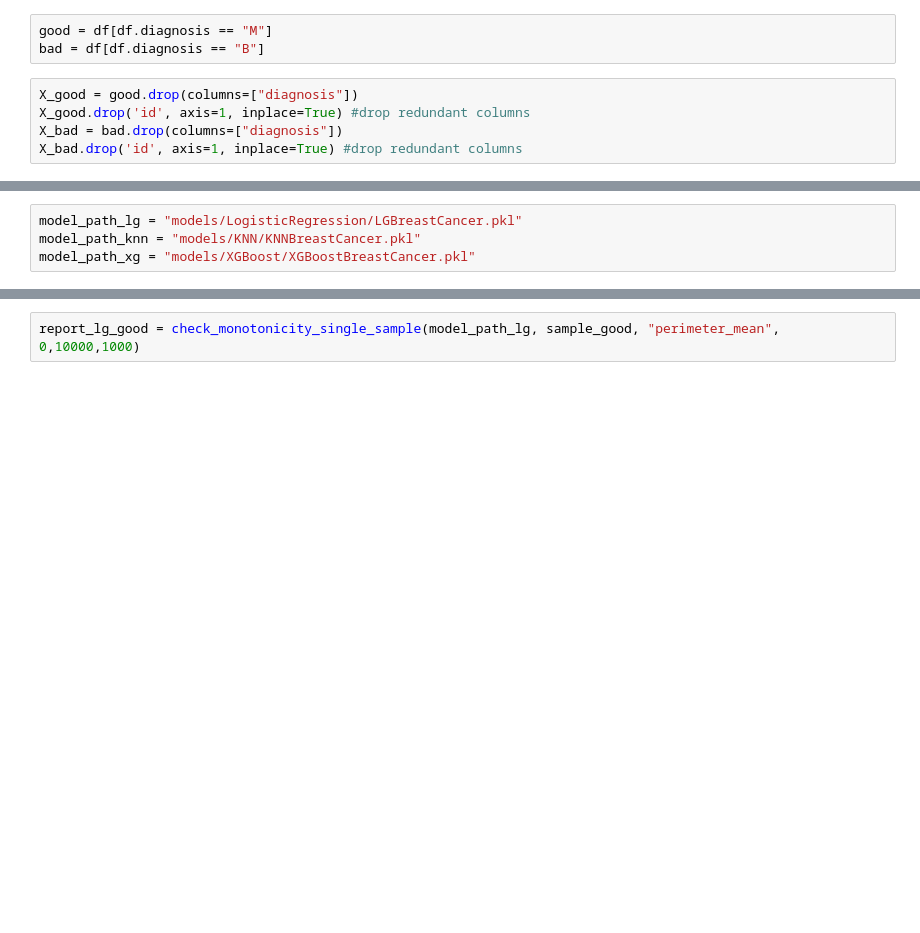
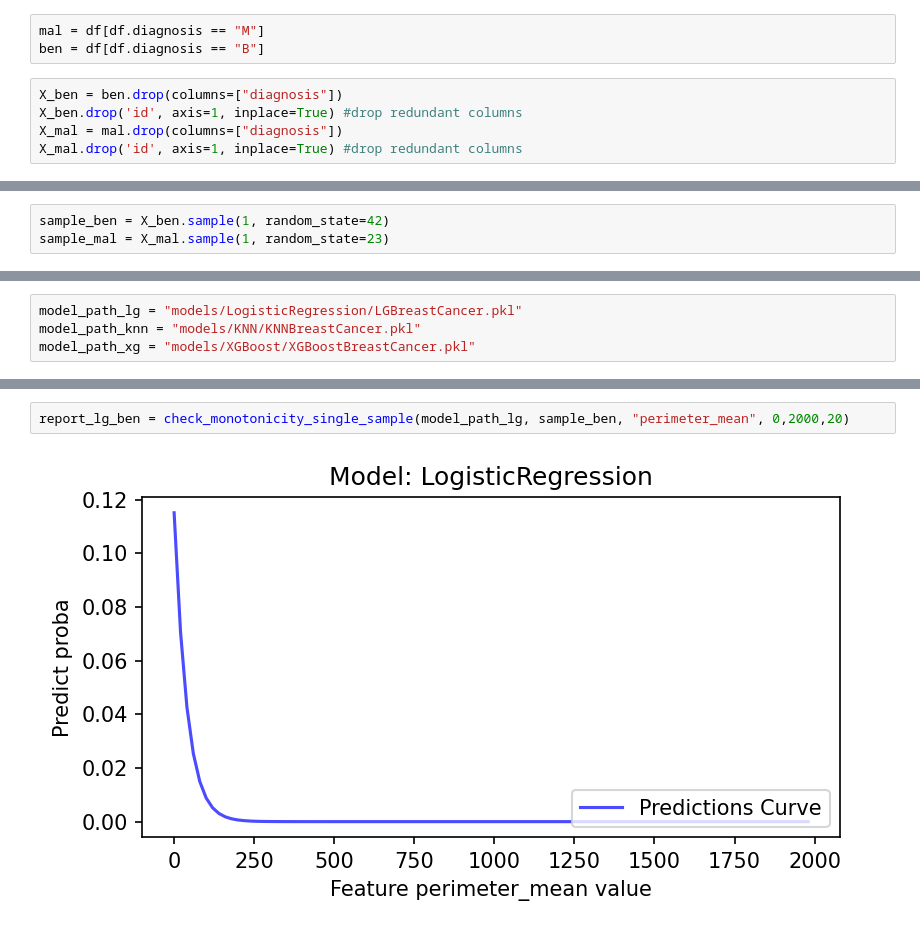
Before and after one commit to jpgianfaldoni/MLBugDetection, a Jupyter notebook: src/Tutorial.ipynb, the cells around one changed output, grey strips where cells are left out. Cells and saved outputs as stored; diff of their text form; blank space fills up the shorter version.

```diff
--- a/src/Tutorial.ipynb
+++ b/src/Tutorial.ipynb
@@ -19,8 +28,8 @@ df.head(5)
 # %%
-good = df[df.diagnosis == "M"]
-bad = df[df.diagnosis == "B"]
+mal = df[df.diagnosis == "M"]
+ben = df[df.diagnosis == "B"]
 # %%
-X_good = good.drop(columns=["diagnosis"])
-X_good.drop('id', axis=1, inplace=True) #drop redundant columns
-X_bad = bad.drop(columns=["diagnosis"])
-X_bad.drop('id', axis=1, inplace=True) #drop redundant columns
+X_ben = ben.drop(columns=["diagnosis"])
+X_ben.drop('id', axis=1, inplace=True) #drop redundant columns
+X_mal = mal.drop(columns=["diagnosis"])
+X_mal.drop('id', axis=1, inplace=True) #drop redundant columns
@@ -29,0 +36,3 @@ sample_bad = X_good.sample(1)
+# %%
+sample_ben = X_ben.sample(1, random_state=42)
+sample_mal = X_mal.sample(1, random_state=23)
@@ -34,2 +50,4 @@ model_path_xg = "models/XGBoost/XGBoostBreastCancer.pkl"
 # %%
-report_lg_good = check_monotonicity_single_sample(model_path_lg, sample_good, "perimeter_mean", 0,10000,1000)
+report_lg_ben = check_monotonicity_single_sample(model_path_lg, sample_ben, "perimeter_mean", 0,2000,20)
+# %% [output]
+[figure, added]
```
Also changed, not shown: parts of 23 cells of this notebook, 6 other files.
